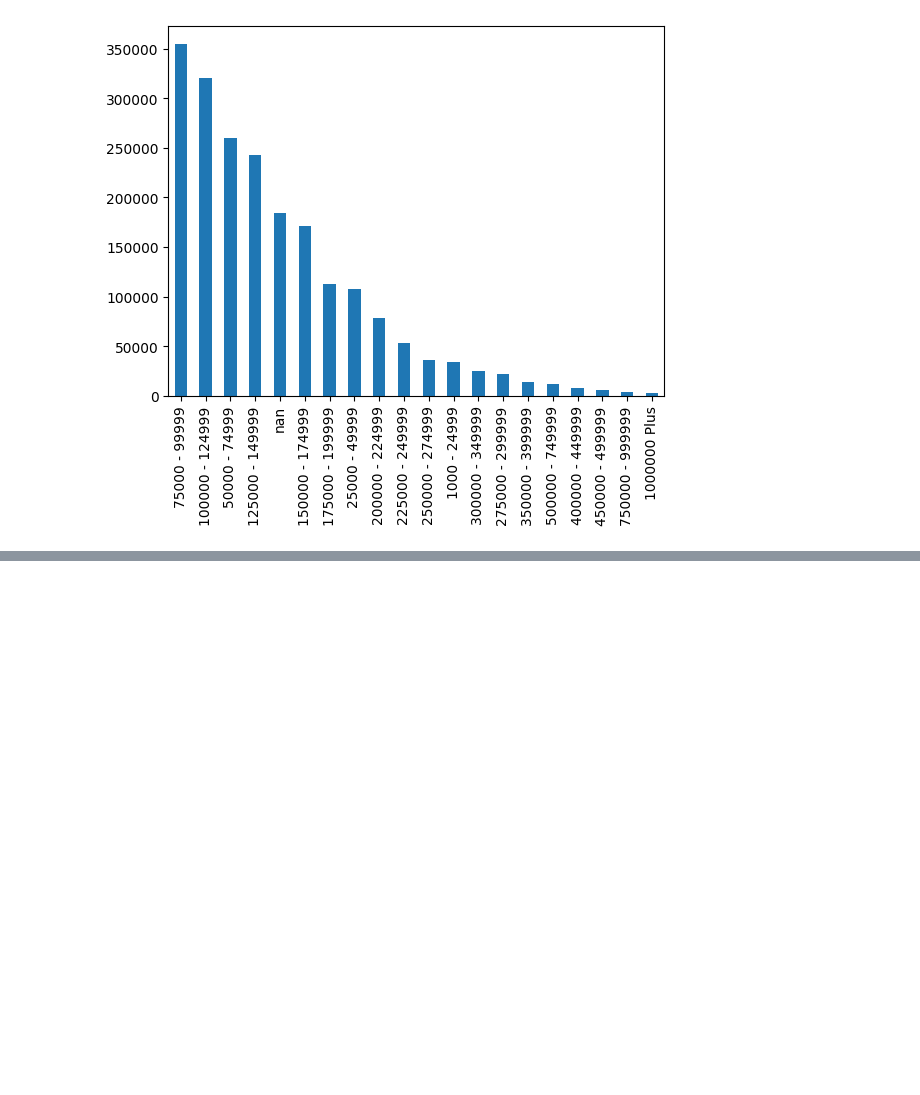
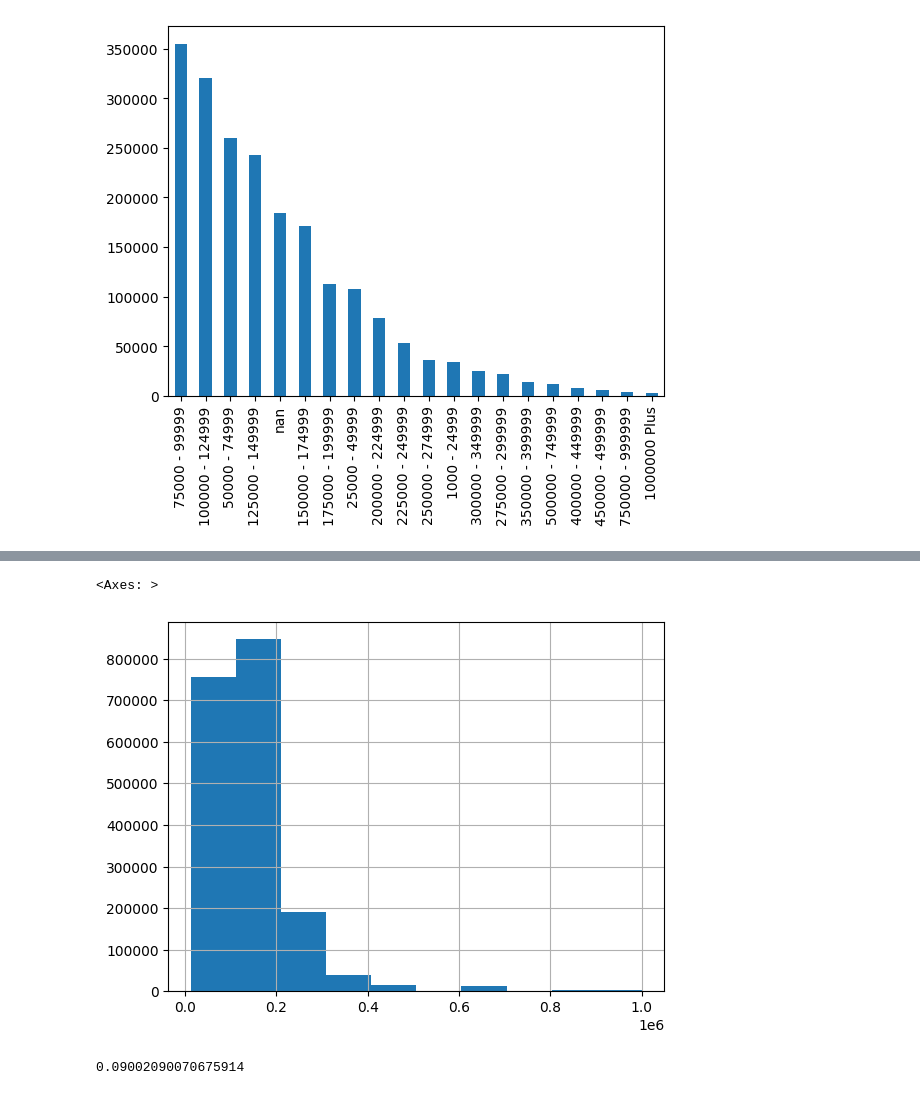
Before and after one commit to fabrizi0rigodanz0/Insurance_Analysis_ML, a Jupyter notebook: notebook.ipynb, the cells around one changed output, grey strips where cells are left out. Drawn from its saved outputs; the diff is of its cells as text; code cells hidden in the pictures; blank space fills up the shorter version.

```diff
--- a/notebook.ipynb
+++ b/notebook.ipynb
@@ -552,3 +552,18 @@ df['HOME_MARKET_VALUE'].value_counts(dropna=False).plot(kind='bar')
 # %% [output]
 <Axes: >
 [figure]
+# %%
+#feature engineering of the HOME_MARKET_VALUE column
+
+def convert_home_market_value_to_midpoint(value):
+    if pd.isnull(value):
+        return np.nan
+    elif value == '1000000 Plus':
+        return 1000000
+    else:
+        # Split the string on the dash and take the average of the low and high end
+        low, high = value.split('-')
+        return (int(low) + int(high)) / 2
+
+# Apply the function to the HOME_MARKET_VALUE column
+df['HOME_MARKET_VALUE_NUMERIC'] = df['HOME_MARKET_VALUE'].apply(convert_home_market_value_to_midpoint)
@@ -554,0 +599,9 @@ df['HOME_MARKET_VALUE'].value_counts(dropna=False).plot(kind='bar')
+# %%
+df['HOME_MARKET_VALUE_NUMERIC'].hist(bins=10)
+# %% [output]
+<Axes: >
+[figure, added]
+# %%
+df['HOME_MARKET_VALUE_NUMERIC'].isnull().mean()
+# %% [output]
+0.09002090070675914
```
Also changed, not shown: parts of 16 cells of this notebook.
